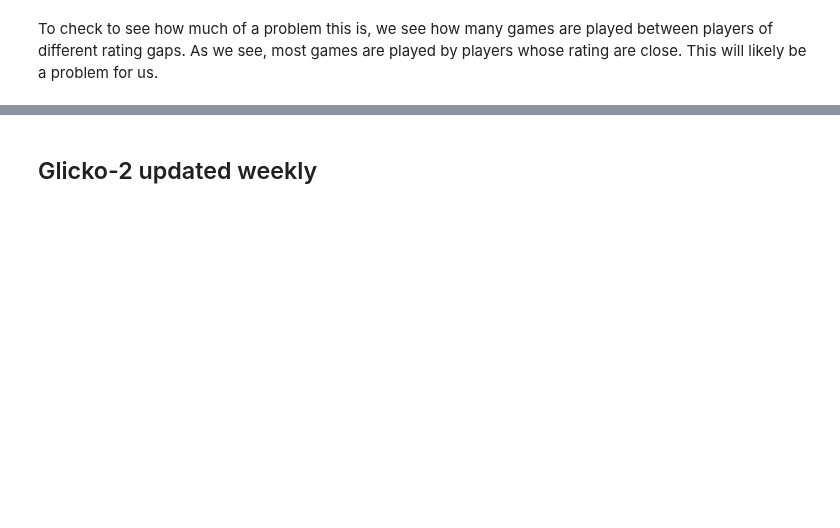
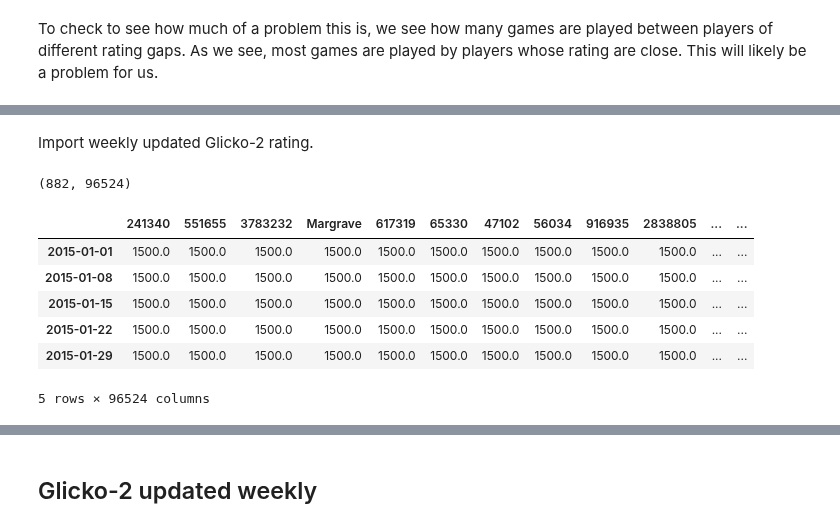
Before and after one commit to jjaw89/fall-2024-smash-melee-top-8-prediction, a Jupyter notebook: data_exploration/jaspar_data_exploration.ipynb, the cells around one changed output, grey strips where cells are left out. Drawn from its saved outputs; the diff is of its cells as text; code cells hidden in the pictures; blank space fills up the shorter version.

Commit message:
Explored Glicko-2 Weekly Ratings
I need to add markdown cells to explain what is going on.

```diff
--- a/data_exploration/jaspar_data_exploration.ipynb
+++ b/data_exploration/jaspar_data_exploration.ipynb
@@ -612,0 +801,15 @@ plt.show()
+# %% [markdown]
+Import weekly updated Glicko-2 rating.
+# %%
+player_ratings_df = pd.read_pickle(data_path + 'overall_players_ranking_new_weekly.pkl')
+print(player_ratings_df.shape)
+player_ratings_df.head()
+# %% [output]
+(882, 96524)
+|  | 241340 | 551655 | 3783232 | Margrave | 617319 | 65330 | 47102 | 56034 | 916935 | 2838805 | ... | ... |
+| 2015-01-01 | 1500.0 | 1500.0 | 1500.0 | 1500.0 | 1500.0 | 1500.0 | 1500.0 | 1500.0 | 1500.0 | 1500.0 | ... | ... |
+| 2015-01-08 | 1500.0 | 1500.0 | 1500.0 | 1500.0 | 1500.0 | 1500.0 | 1500.0 | 1500.0 | 1500.0 | 1500.0 | ... | ... |
+| 2015-01-15 | 1500.0 | 1500.0 | 1500.0 | 1500.0 | 1500.0 | 1500.0 | 1500.0 | 1500.0 | 1500.0 | 1500.0 | ... | ... |
+| 2015-01-22 | 1500.0 | 1500.0 | 1500.0 | 1500.0 | 1500.0 | 1500.0 | 1500.0 | 1500.0 | 1500.0 | 1500.0 | ... | ... |
+| 2015-01-29 | 1500.0 | 1500.0 | 1500.0 | 1500.0 | 1500.0 | 1500.0 | 1500.0 | 1500.0 | 1500.0 | 1500.0 | ... | ... |
+5 rows × 96524 columns
```
Also changed, not shown: parts of 37 cells of this notebook.
